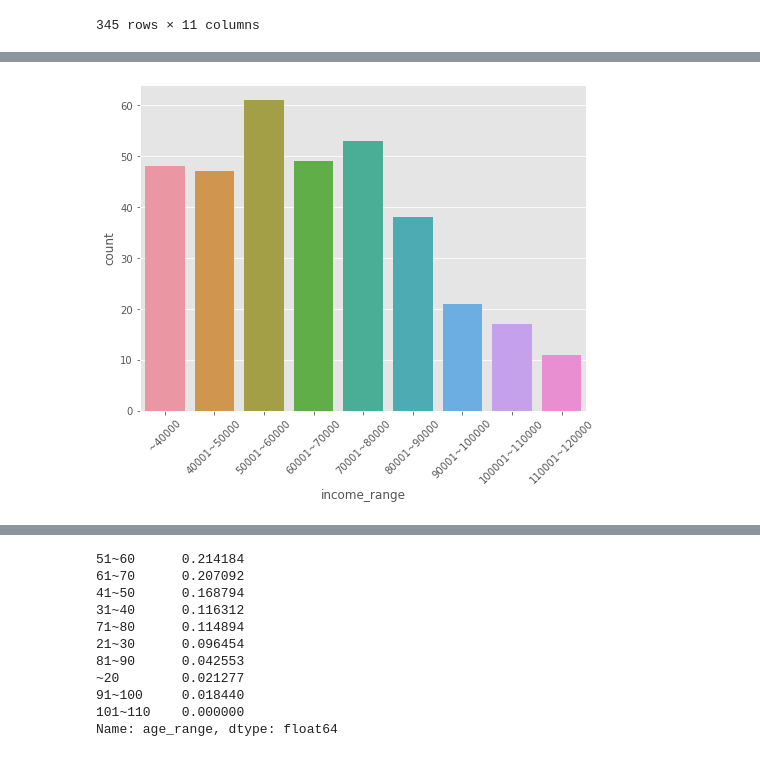
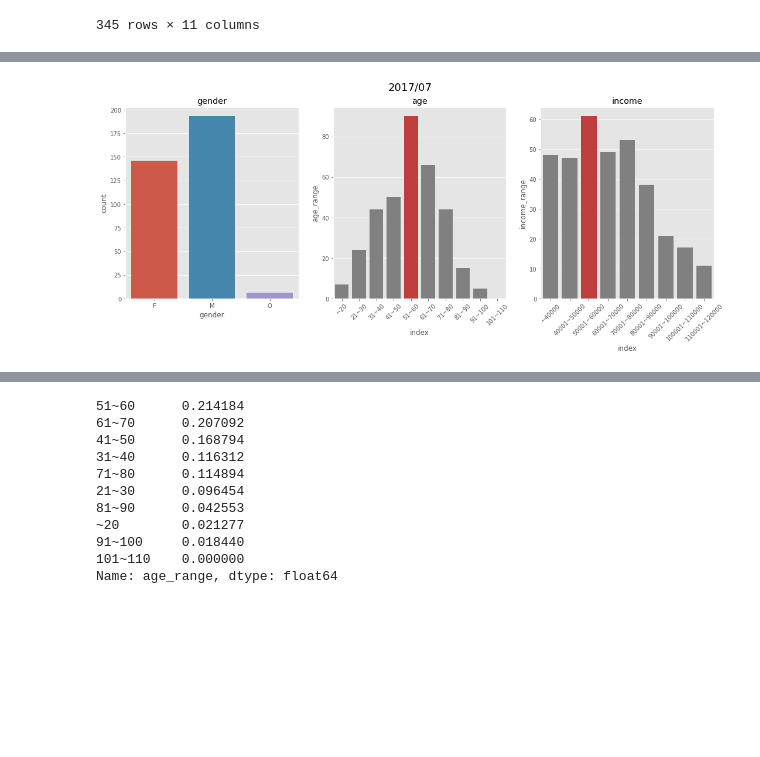
Before and after one commit to HAMJiyoung/Starbucks-Survey-EDA, a Jupyter notebook: Starbucks_Survey_EDA.ipynb, the cells around one changed output, grey strips where cells are left out. Saved outputs shown, nothing was run; the diff lists cells and outputs as text; code cells hidden in the pictures; blank space fills up the shorter version.

```diff
--- a/Starbucks_Survey_EDA.ipynb
+++ b/Starbucks_Survey_EDA.ipynb
@@ -616,10 +628,7 @@ plt.show()
-# %%
-plt.figure(figsize=(8, 6))
-sns.countplot(data=jul_2017, x='income_range')
-plt.xticks(rotation = 45)
-plt.show()
-# %% [output]
-[figure, removed]
+# %%
+subplot(jul_2017, '2017/07')
+# %% [output]
+[figure, added]
 # %%
 #2017년 8월
 aug_2017 = profile[profile['became_member_on_month'] == '2017-08']
```
Also changed, not shown: parts of 20 cells of this notebook.
